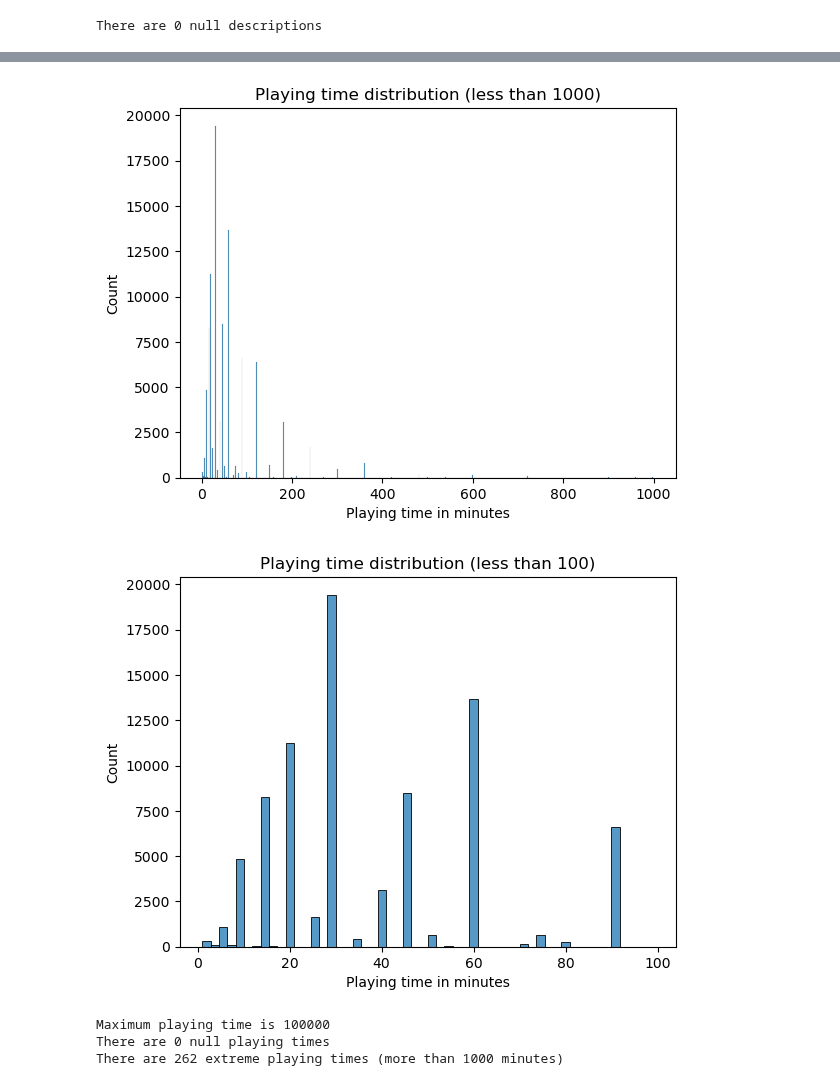
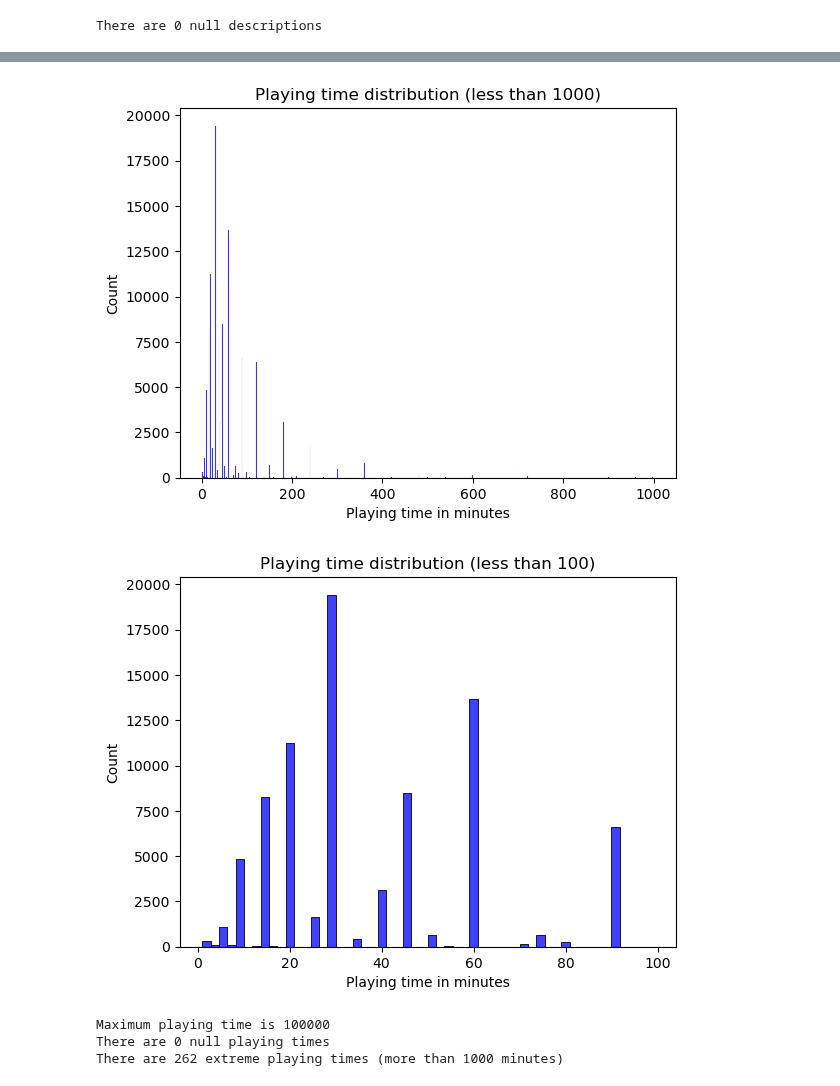
Before and after one commit to LsFaria04/PRI_Board_Games_Search_System, a Jupyter notebook: analysis_after_clean.ipynb, the cells around one changed output, grey strips where cells are left out. Cells and saved outputs as stored; diff of their text form; code cells hidden in the pictures.

```diff
--- a/analysis_after_clean.ipynb
+++ b/analysis_after_clean.ipynb
@@ -92,24 +185,54 @@ non_null_playingtime = df.loc[(df["playingtime"] != 0) & df["playingtime"].notna
 less_than_1000_playingtime = non_null_playingtime.loc[non_null_playingtime["playingtime"] < 1000]
 less_than_100_playingtime = non_null_playingtime.loc[non_null_playingtime["playingtime"] < 100]
 
-sb.histplot(non_null_playingtime, x = "playingtime")
+sb.histplot(non_null_playingtime, x = "playingtime", color = "blue")
 plt.xlabel("Playing time in minutes")
 plt.ylabel("Count")
 plt.title("Playing time distribution (all values)")
 plt.show()
 
-sb.histplot(less_than_1000_playingtime, x = "playingtime")
+sb.histplot(less_than_1000_playingtime, x = "playingtime", color = "blue")
 plt.xlabel("Playing time in minutes")
 plt.ylabel("Count")
 plt.title("Playing time distribution (less than 1000)")
 plt.show()
 
-sb.histplot(less_than_100_playingtime, x = "playingtime")
+sb.histplot(less_than_100_playingtime, x = "playingtime", color = "blue")
 plt.xlabel("Playing time in minutes")
 plt.ylabel("Count")
 plt.title("Playing time distribution (less than 100)")
 plt.show()
 
+counts = pd.Series({
+    "<10": (non_null_playingtime["playingtime"] < 10).sum(),
+    ">=10 and <100": ((non_null_playingtime["playingtime"] >= 10) & (non_null_playingtime["playingtime"] < 100)).sum(),
+    ">=100 and < 1000": ((non_null_playingtime["playingtime"] >= 100) & (non_null_playingtime["playingtime"] < 1000)).sum(),
+    ">=1000": ((non_null_playingtime["playingtime"] >= 1000)).sum()
+})
+percentages = counts / counts.sum() * 100
+max_players_percentage =  pd.DataFrame([percentages])
+max_players_percentage.plot(
+    kind="bar", stacked=True, color=sb.color_palette("YlGnBu")
+)
+plt.ylabel("Percentage")
+plt.title("Percentage of number of games per playing time")
+plt.legend(bbox_to_anchor=(1.05, 1), loc="upper left", borderaxespad=0, title = "Playing time")
+plt.tight_layout()
+
+counts = pd.Series({
+    "Null": ((df["playingtime"].isna() ) | (df["playingtime"] == 0)).sum(),
+    "Not null": (df["playingtime"].notna() & (df["playingtime"] != 0)).sum()
+})
+percentages = counts / counts.sum() * 100
+null_time_percentage =  pd.DataFrame([percentages])
+null_time_percentage.plot(
+    kind="bar", stacked=True, color=sb.color_palette("YlGnBu")
+)
+plt.ylabel("Percentage")
+plt.title("Percentage of null playing times")
+plt.legend(bbox_to_anchor=(1.05, 1), loc="upper left", borderaxespad=0, title = "Categories")
+plt.tight_layout()
+
 
 print(f'Maximum playing time is {max(df["playingtime"])}')
 print(f'There are {null_playingtime.shape[0]} null playing times')
@@ -119,5 +242,5 @@ print(f'There are {non_null_playingtime.loc[non_null_playingtime["playingtime"]
-[figure, old version]
+[figure, new version]
-[figure, old version]
+[figure, new version]
 Maximum playing time is 100000
 There are 0 null playing times
 There are 262 extreme playing times (more than 1000 minutes)
```
Also changed, not shown: parts of 7 cells of this notebook, 3 other files.
